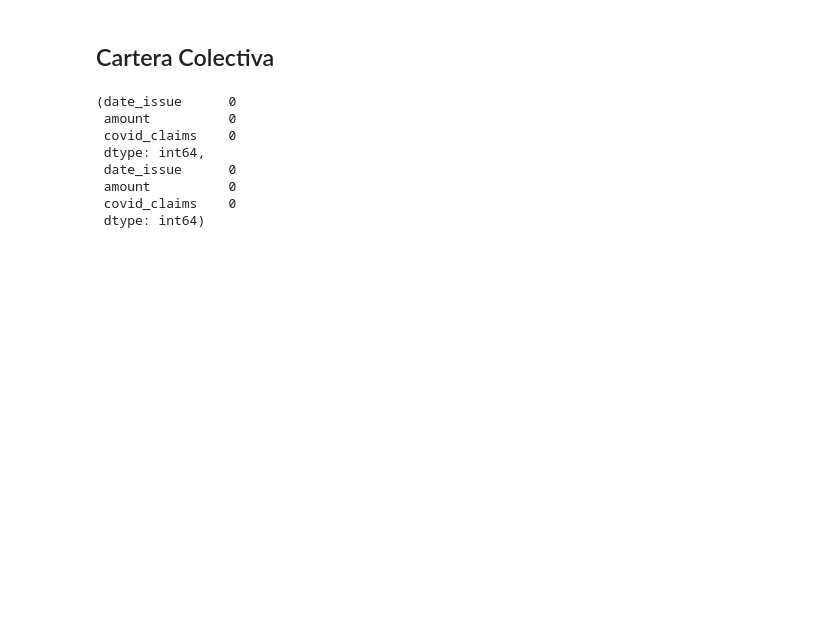
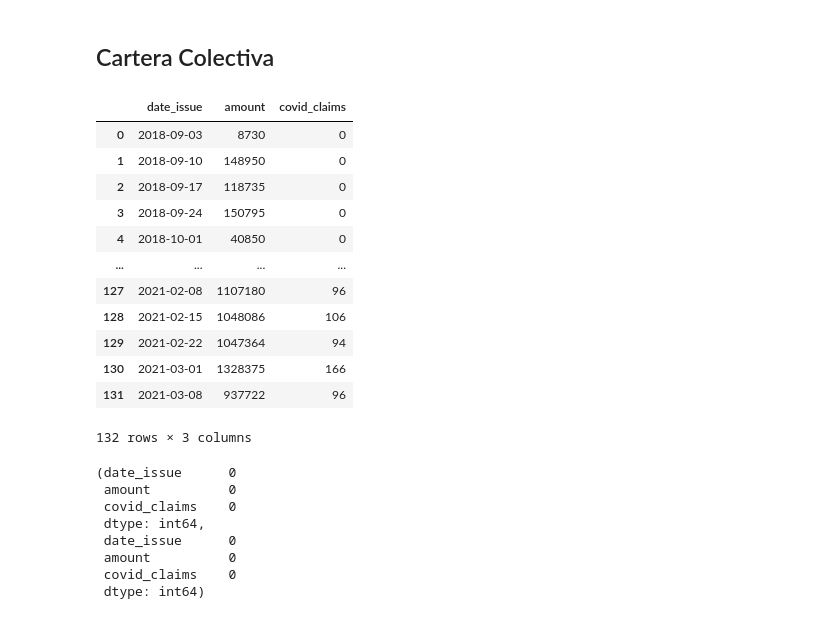
Before and after one commit to valeria0801/Insurance_claiming_forecasting, a Jupyter notebook: notebooks/CARTERA COLECTIVA BEST MODEL.ipynb, the cells around one changed output. Drawn from its saved outputs; the diff is of its cells as text; code cells hidden in the pictures; blank space fills up the shorter version.

```diff
--- a/notebooks/CARTERA COLECTIVA BEST MODEL.ipynb
+++ b/notebooks/CARTERA COLECTIVA BEST MODEL.ipynb
@@ -39,3 +36,19 @@ data_d = data_d.drop(columns= 'Unnamed: 0')
+# %%
+data_w
+# %% [output]
+|  | date_issue | amount | covid_claims |
+| 0 | 2018-09-03 | 8730 | 0 |
+| 1 | 2018-09-10 | 148950 | 0 |
+| 2 | 2018-09-17 | 118735 | 0 |
+| 3 | 2018-09-24 | 150795 | 0 |
+| 4 | 2018-10-01 | 40850 | 0 |
+| ... | ... | ... | ... |
+| 127 | 2021-02-08 | 1107180 | 96 |
+| 128 | 2021-02-15 | 1048086 | 106 |
+| 129 | 2021-02-22 | 1047364 | 94 |
+| 130 | 2021-03-01 | 1328375 | 166 |
+| 131 | 2021-03-08 | 937722 | 96 |
+132 rows × 3 columns
 # %%
 #Check Nulls
 data_w.isnull().sum(), data_d.isnull().sum()
```
Also changed, not shown: parts of 14 cells of this notebook, 4 other files.
